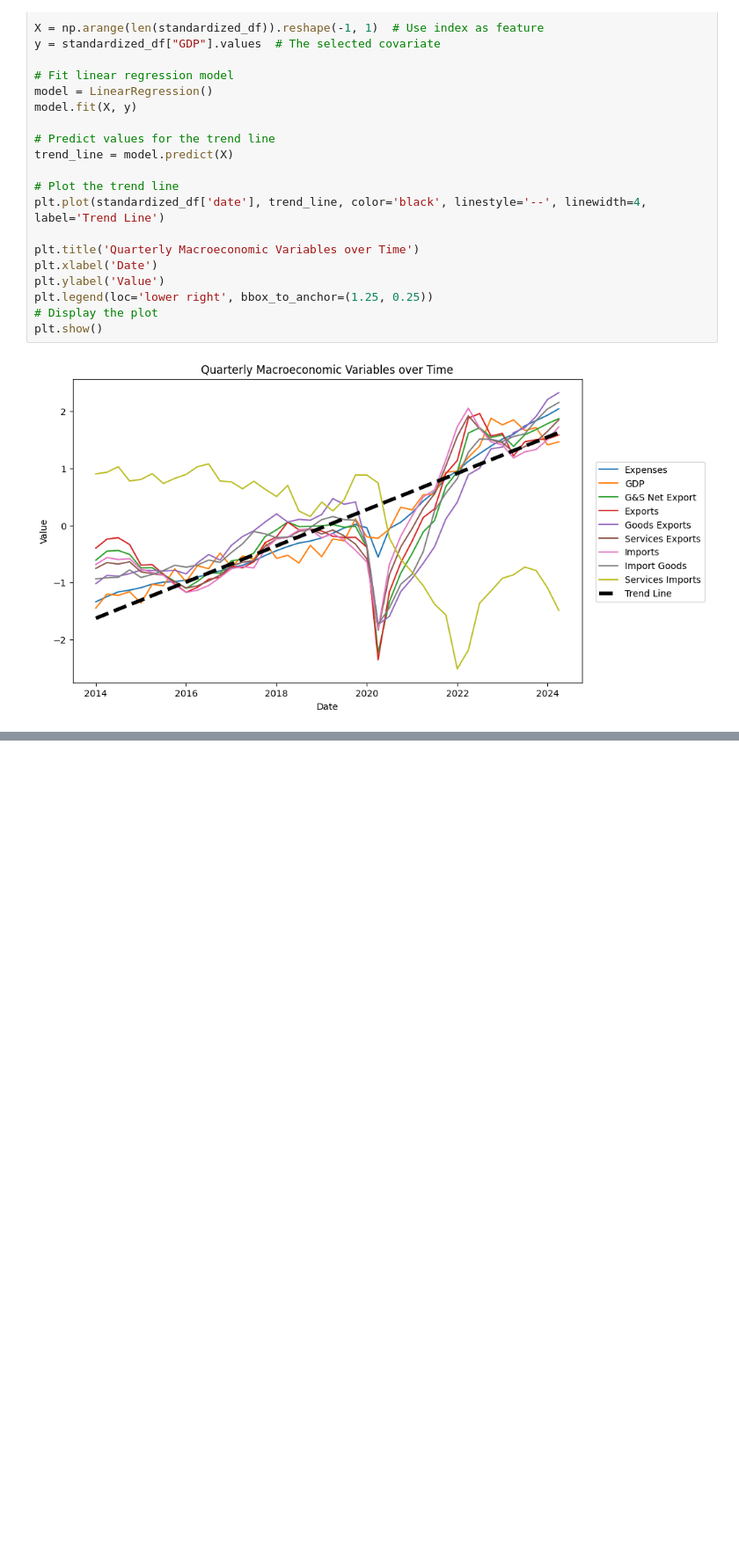
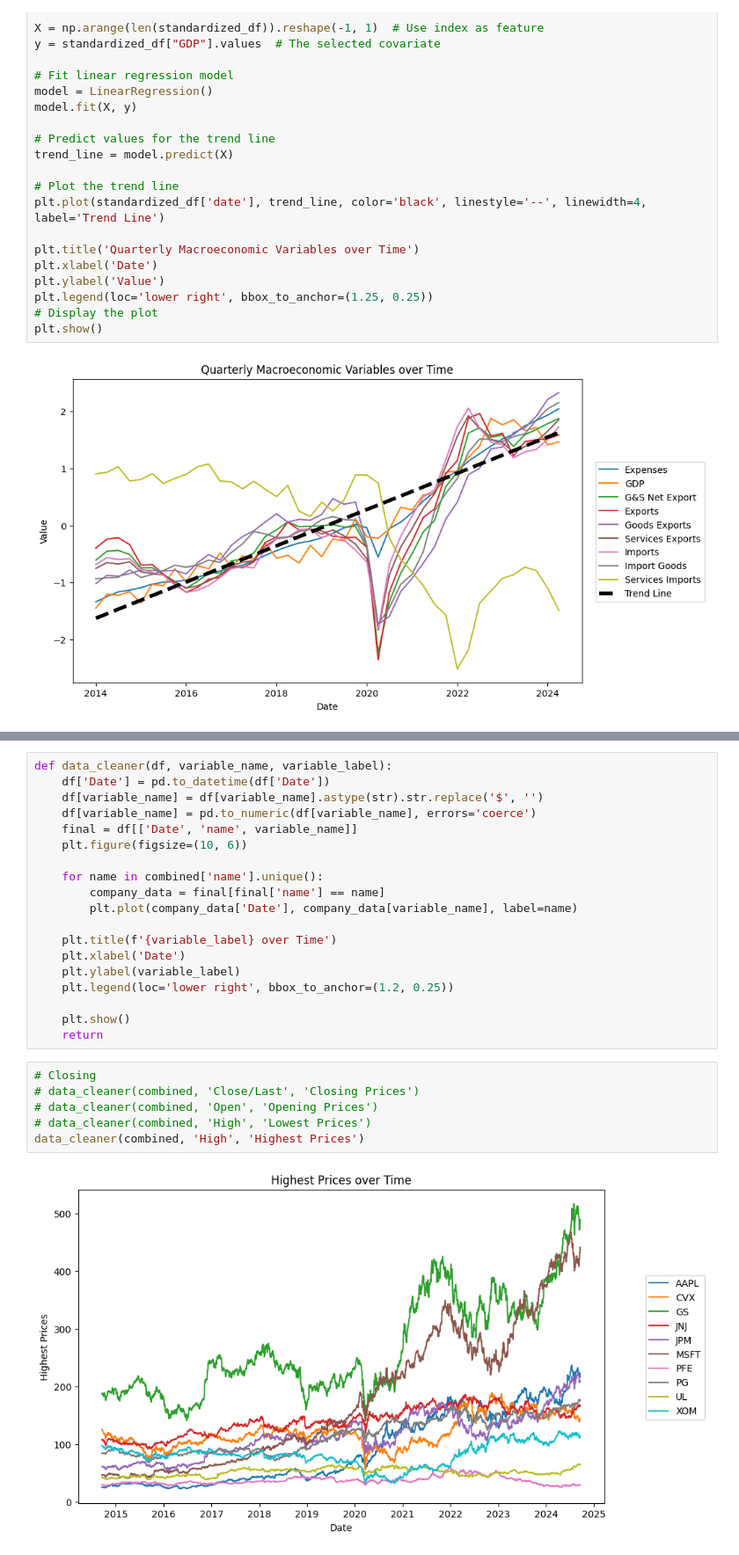
Before and after one commit to haonanah/DSE4212, a Jupyter notebook: EDA/plotting.ipynb, the cells around one changed output, grey strips where cells are left out. Shown at 88% size. Saved outputs shown, nothing was run; the diff lists cells and outputs as text; blank space fills up the shorter version.

Commit message:
plotting of stock prices

```diff
--- a/EDA/plotting.ipynb
+++ b/EDA/plotting.ipynb
@@ -79,0 +115,27 @@ plt.show()
+# %%
+def data_cleaner(df, variable_name, variable_label):
+    df['Date'] = pd.to_datetime(df['Date'])
+    df[variable_name] = df[variable_name].astype(str).str.replace('$', '')
+    df[variable_name] = pd.to_numeric(df[variable_name], errors='coerce')
+    final = df[['Date', 'name', variable_name]]
+    plt.figure(figsize=(10, 6))
+
+    for name in combined['name'].unique():
+        company_data = final[final['name'] == name]
+        plt.plot(company_data['Date'], company_data[variable_name], label=name)
+
+    plt.title(f'{variable_label} over Time')
+    plt.xlabel('Date')
+    plt.ylabel(variable_label)
+    plt.legend(loc='lower right', bbox_to_anchor=(1.2, 0.25))
+
+    plt.show()
+    return
+# %%
+# Closing
+# data_cleaner(combined, 'Close/Last', 'Closing Prices')
+# data_cleaner(combined, 'Open', 'Opening Prices')
+# data_cleaner(combined, 'High', 'Lowest Prices')
+data_cleaner(combined, 'High', 'Highest Prices')
+# %% [output]
+[figure, added]
```
Also changed, not shown: parts of 1 cell of this notebook, 1 other file.
